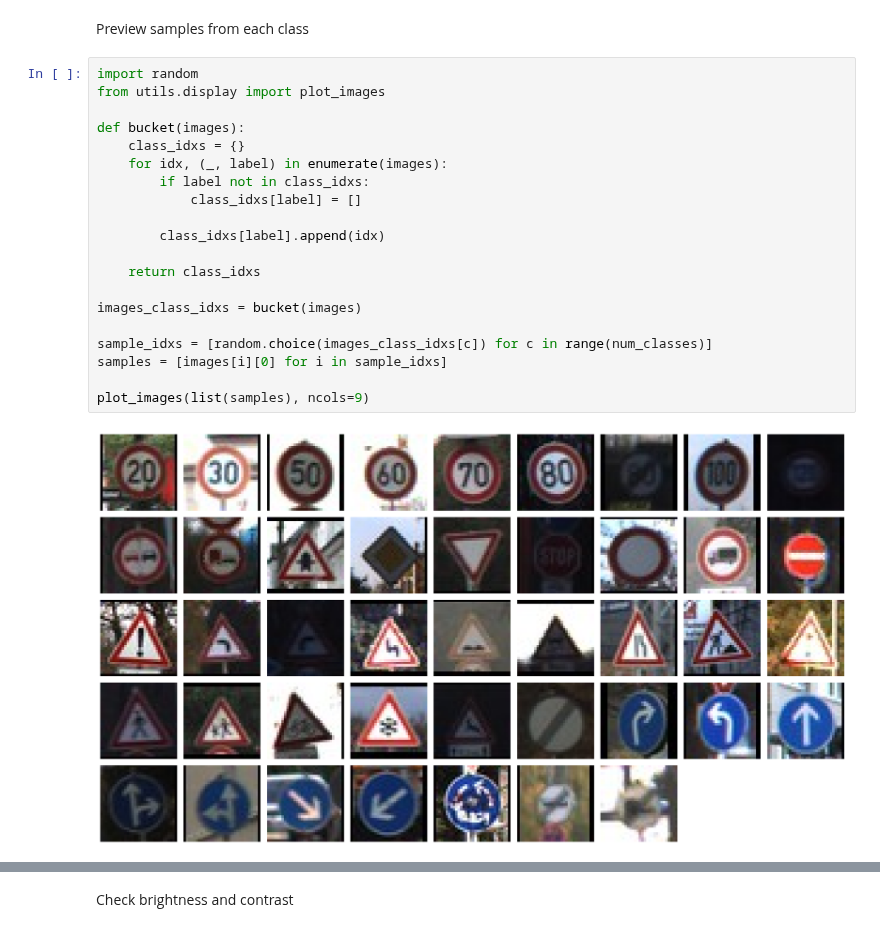
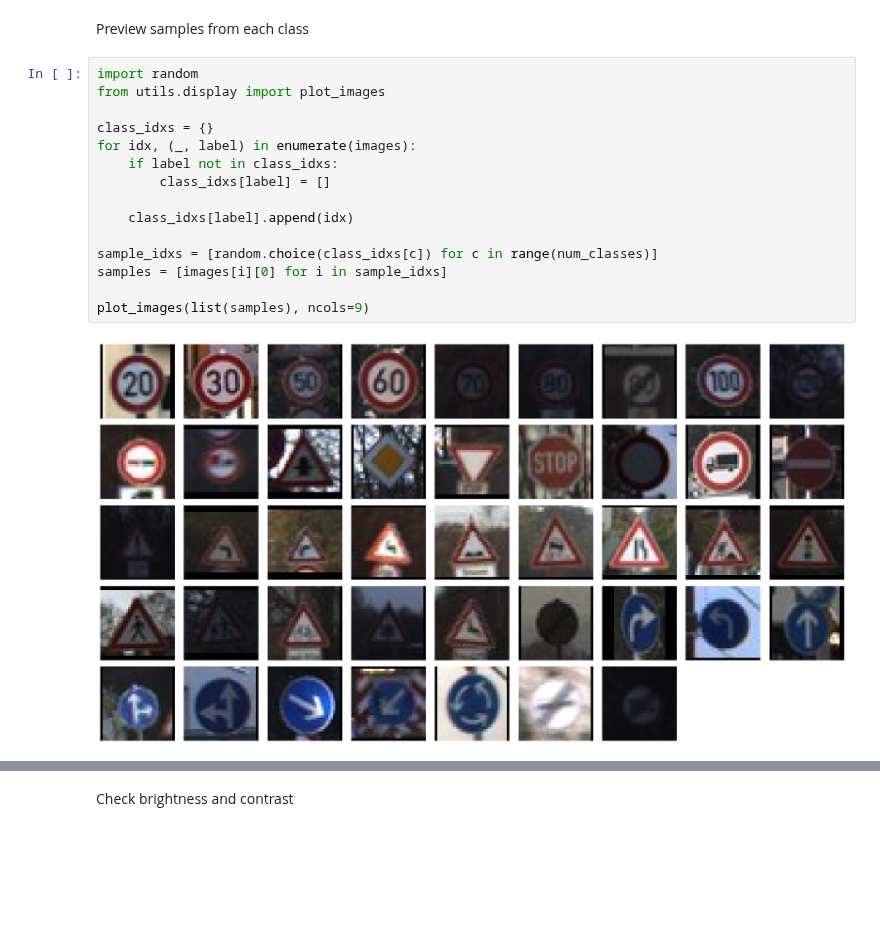
Before and after one commit to gamemeine/ssne, a Jupyter notebook: ex5/1.0-gs-data-preparation.ipynb, the cells around one changed output, grey strips where cells are left out. Cells and saved outputs as stored; diff of their text form; blank space fills up the shorter version.

```diff
--- a/ex5/1.0-gs-data-preparation.ipynb
+++ b/ex5/1.0-gs-data-preparation.ipynb
@@ -22,22 +22,17 @@ Preview samples from each class
 # %%
 import random
 from utils.display import plot_images
 
-def bucket(images):
-    class_idxs = {}
-    for idx, (_, label) in enumerate(images):
-        if label not in class_idxs:
-            class_idxs[label] = []
+class_idxs = {}
+for idx, (_, label) in enumerate(images):
+    if label not in class_idxs:
+        class_idxs[label] = []
 
-        class_idxs[label].append(idx)
+    class_idxs[label].append(idx)
 
-    return class_idxs
-
-images_class_idxs = bucket(images)
-
-sample_idxs = [random.choice(images_class_idxs[c]) for c in range(num_classes)]
+sample_idxs = [random.choice(class_idxs[c]) for c in range(num_classes)]
 samples = [images[i][0] for i in sample_idxs]
 
 plot_images(list(samples), ncols=9)
 # %% [output]
-[figure, old version]
+[figure, new version]
```
Also changed, not shown: parts of 9 cells of this notebook, 5 other files.
